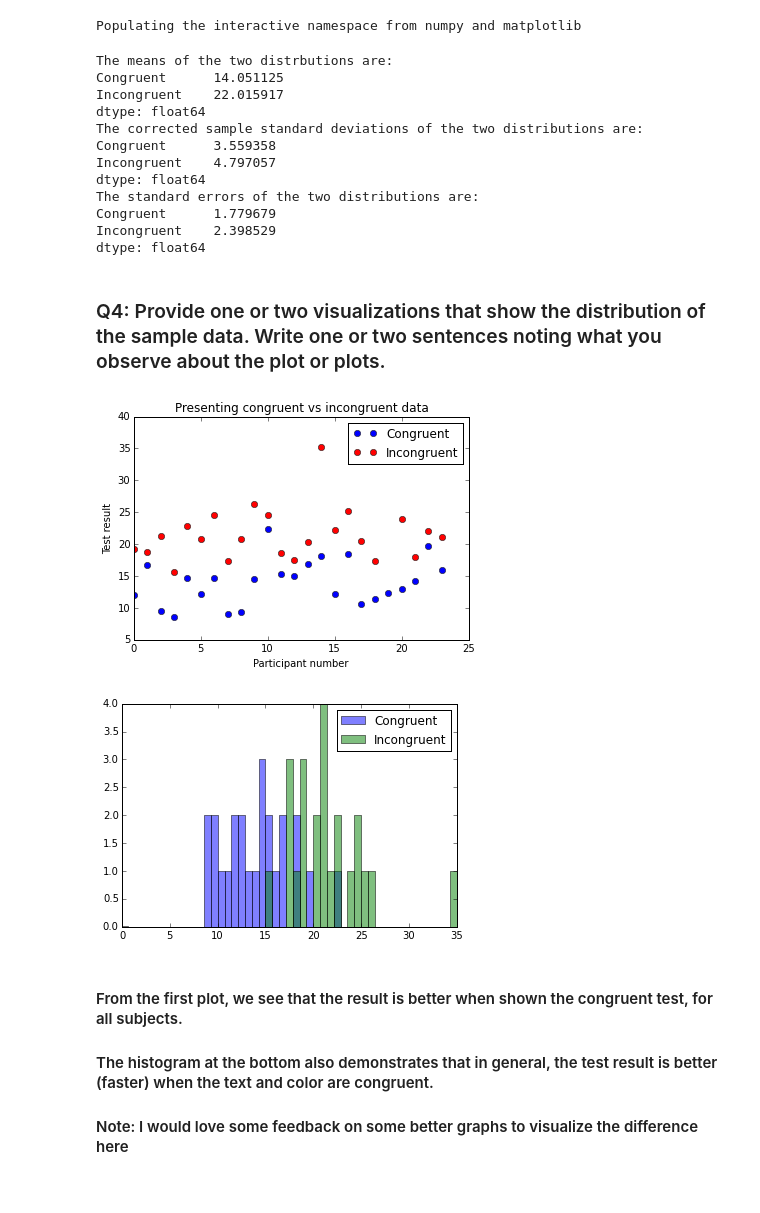
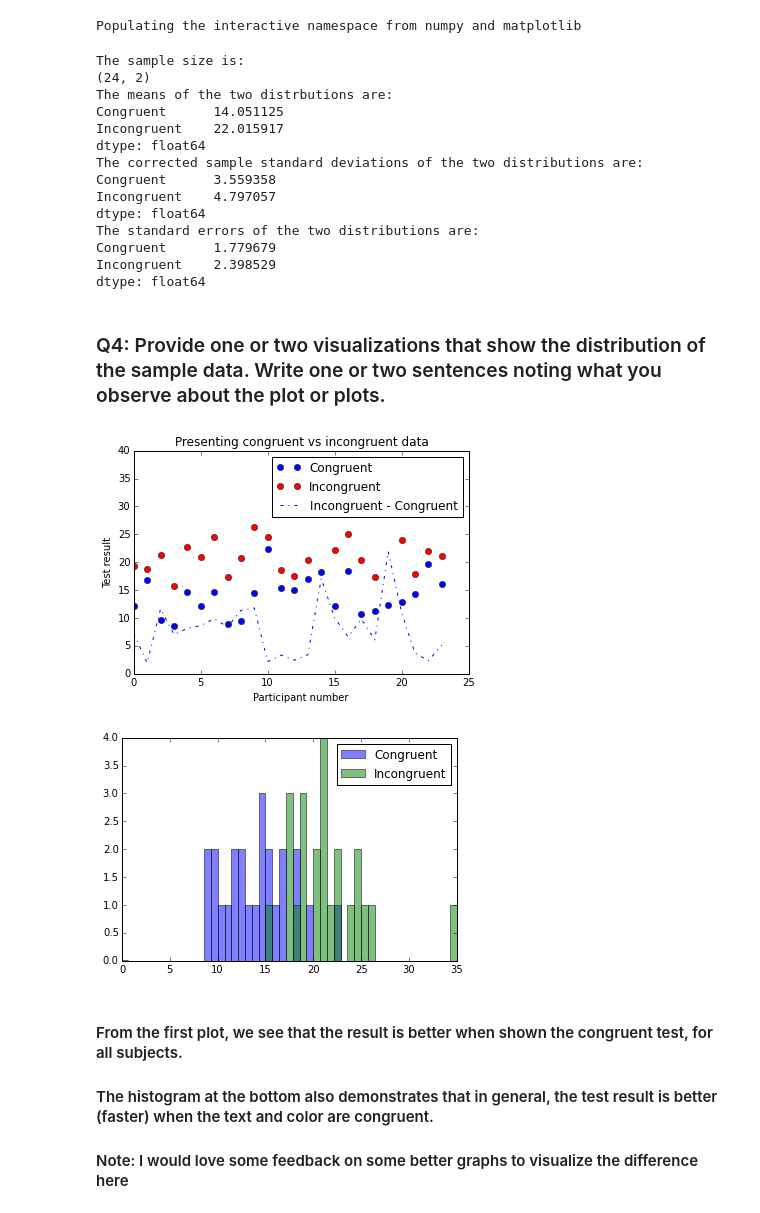
Before and after one commit to hakontro/Data-Analyst-Nanodegree, a Jupyter notebook: Notebooks/P1_Test_a_perceptual_phenomenon.ipynb, the cells around one changed output. Saved outputs shown, nothing was run; the diff lists cells and outputs as text; code cells hidden in the pictures.

```diff
--- a/Notebooks/P1_Test_a_perceptual_phenomenon.ipynb
+++ b/Notebooks/P1_Test_a_perceptual_phenomenon.ipynb
@@ -28,7 +43,8 @@ data = pd.read_csv(path)
 means = data.mean()
 std = data.std(0)
 stderr = data.std(0)/data.shape[1]
-
+print "The sample size is:"
+print data.shape
 print "The means of the two distrbutions are: "
 print means
 print "The corrected sample standard deviations of the two distributions are: "
@@ -36,6 +52,8 @@ print std
 print "The standard errors of the two distributions are: "
 print stderr
 # %% [output]
+The sample size is:
+(24, 2)
 The means of the two distrbutions are:
 Congruent      14.051125
 Incongruent    22.015917
@@ -53,29 +71,30 @@ dtype: float64
 # %%
 import matplotlib.pyplot as plt
 import numpy as np
 import matplotlib.mlab as mlab
 
 fig = plt.figure
 
 
 plt.plot(data['Congruent'],'bo',label="Congruent")
 plt.plot(data['Incongruent'],'ro',label="Incongruent")
+plt.plot(data['Incongruent']-data['Congruent'],'-.', label="Incongruent - Congruent")
 plt.legend(loc='upper right')
 
 plt.xlabel('Participant number')
 plt.ylabel('Test result')
 
 plt.title('Presenting congruent vs incongruent data')
 
 plt.show()
 
 bins = np.linspace(0,35,50)
 plt.hist(data['Congruent'],bins,alpha=0.5,label='Congruent')
 plt.hist(data['Incongruent'],bins,alpha=0.5,label='Incongruent')
 plt.legend(loc='upper right')
 plt.show()
 # %% [output]
-[figure, old version]
+[figure, new version]
 [figure]
 # %% [markdown]
 #### From the first plot, we see that the result is better when shown the congruent test, for all subjects.
```
Also changed, not shown: parts of 7 cells of this notebook, 3 other files.
